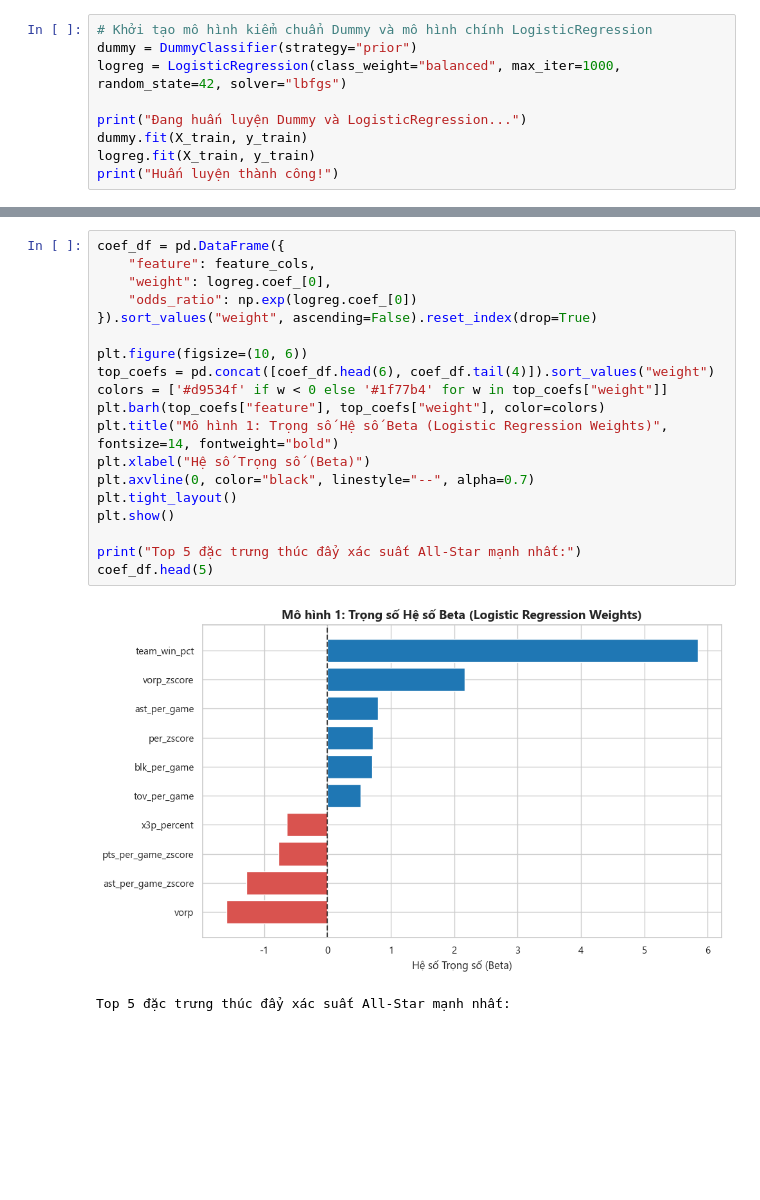
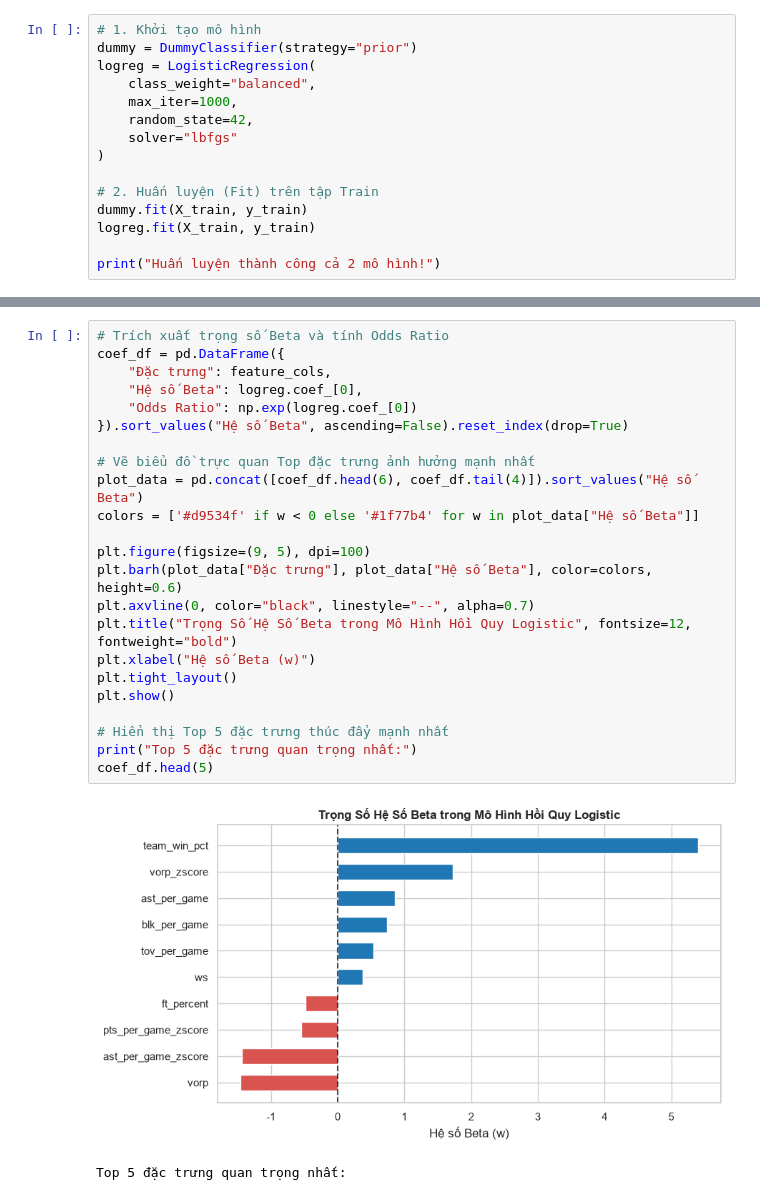
Before and after one commit to LongVoAKAMarcus/nba-allstar-prediction, a Jupyter notebook: notebooks/02_logistic_regression.ipynb, the cells around one changed output, grey strips where cells are left out. Saved outputs shown, nothing was run; the diff lists cells and outputs as text; blank space fills up the shorter version.

Commit message:
refactor: simplify train_logistic.py and 02_logistic_regression.ipynb with verified formulas and concise notes

```diff
--- a/notebooks/02_logistic_regression.ipynb
+++ b/notebooks/02_logistic_regression.ipynb
@@ -82,10 +128,16 @@ giúp mô hình phạt nặng gấp $12.3$ lần khi bỏ sót một cầu thủ
 # %%
-# Khởi tạo mô hình kiểm chuẩn Dummy và mô hình chính LogisticRegression
+# 1. Khởi tạo mô hình
 dummy = DummyClassifier(strategy="prior")
-logreg = LogisticRegression(class_weight="balanced", max_iter=1000, random_state=42, solver="lbfgs")
+logreg = LogisticRegression(
+    class_weight="balanced",
+    max_iter=1000,
+    random_state=42,
+    solver="lbfgs"
+)
 
-print("Đang huấn luyện Dummy và LogisticRegression...")
+# 2. Huấn luyện (Fit) trên tập Train
 dummy.fit(X_train, y_train)
 logreg.fit(X_train, y_train)
-print("Huấn luyện thành công!")
+
+print("Huấn luyện thành công cả 2 mô hình!")
 # %% [output]
@@ -105,22 +159,26 @@ Trích xuất và vẽ đồ thị các trọng số $\beta_j$ đại diện cho
 # %%
+# Trích xuất trọng số Beta và tính Odds Ratio
 coef_df = pd.DataFrame({
-    "feature": feature_cols,
-    "weight": logreg.coef_[0],
-    "odds_ratio": np.exp(logreg.coef_[0])
-}).sort_values("weight", ascending=False).reset_index(drop=True)
+    "Đặc trưng": feature_cols,
+    "Hệ số Beta": logreg.coef_[0],
+    "Odds Ratio": np.exp(logreg.coef_[0])
+}).sort_values("Hệ số Beta", ascending=False).reset_index(drop=True)
 
-plt.figure(figsize=(10, 6))
-top_coefs = pd.concat([coef_df.head(6), coef_df.tail(4)]).sort_values("weight")
-colors = ['#d9534f' if w < 0 else '#1f77b4' for w in top_coefs["weight"]]
-plt.barh(top_coefs["feature"], top_coefs["weight"], color=colors)
-plt.title("Mô hình 1: Trọng số Hệ số Beta (Logistic Regression Weights)", fontsize=14, fontweight="bold")
-plt.xlabel("Hệ số Trọng số (Beta)")
+# Vẽ biểu đồ trực quan Top đặc trưng ảnh hưởng mạnh nhất
+plot_data = pd.concat([coef_df.head(6), coef_df.tail(4)]).sort_values("Hệ số Beta")
+colors = ['#d9534f' if w < 0 else '#1f77b4' for w in plot_data["Hệ số Beta"]]
+
+plt.figure(figsize=(9, 5), dpi=100)
+plt.barh(plot_data["Đặc trưng"], plot_data["Hệ số Beta"], color=colors, height=0.6)
 plt.axvline(0, color="black", linestyle="--", alpha=0.7)
+plt.title("Trọng Số Hệ Số Beta trong Mô Hình Hồi Quy Logistic", fontsize=12, fontweight="bold")
+plt.xlabel("Hệ số Beta (w)")
 plt.tight_layout()
 plt.show()
 
-print("Top 5 đặc trưng thúc đẩy xác suất All-Star mạnh nhất:")
+# Hiển thị Top 5 đặc trưng thúc đẩy mạnh nhất
+print("Top 5 đặc trưng quan trọng nhất:")
 coef_df.head(5)
 # %% [output]
-[figure, old version]
+[figure, new version]
-Top 5 đặc trưng thúc đẩy xác suất All-Star mạnh nhất:
+Top 5 đặc trưng quan trọng nhất:
```
Also changed, not shown: parts of 22 cells of this notebook, 2 other files.
